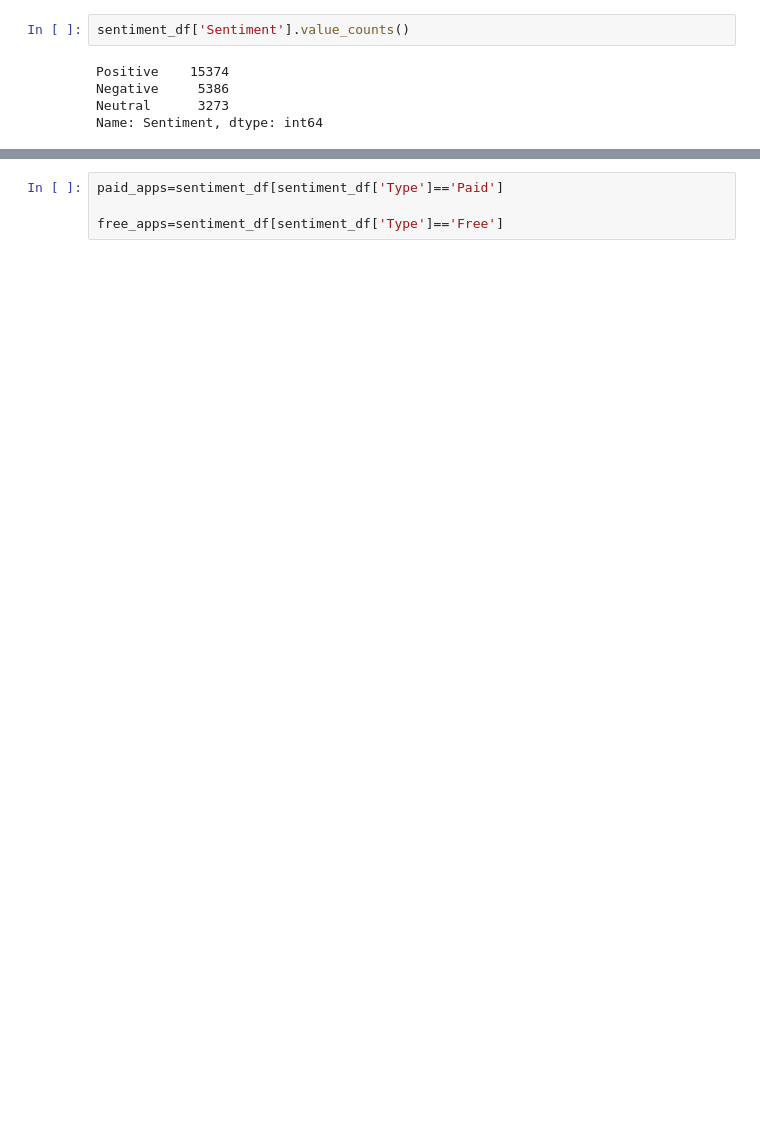
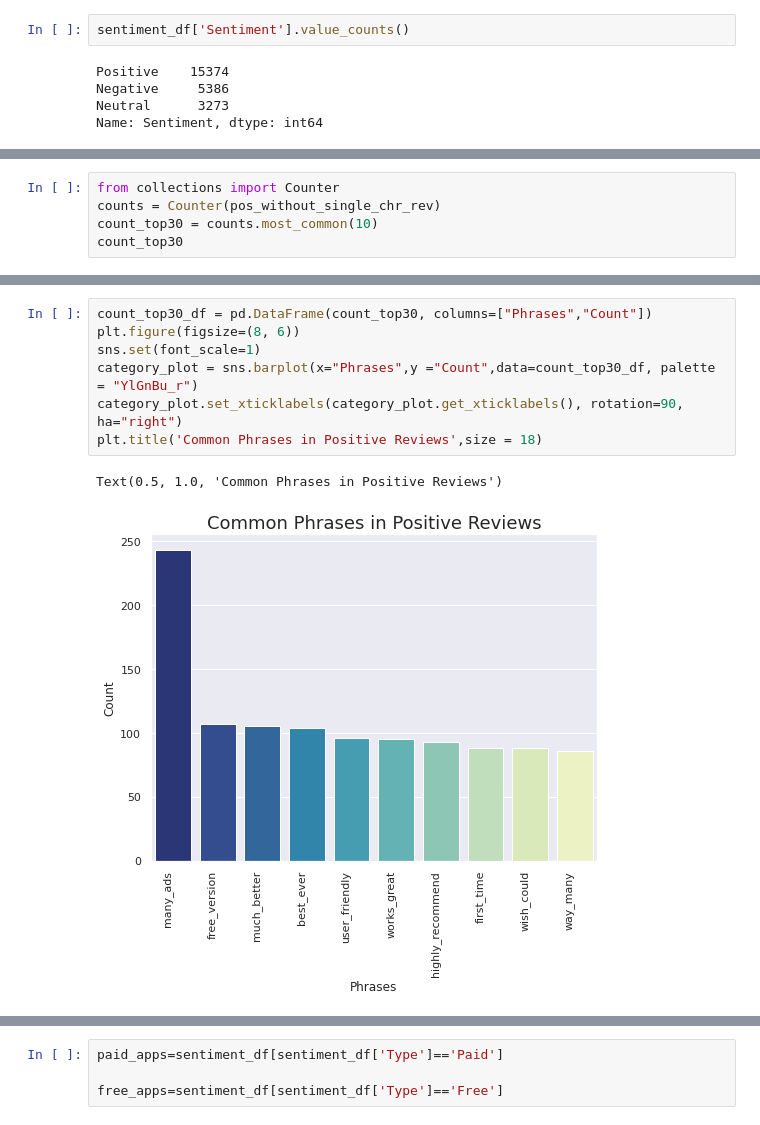
Before and after one commit to sameersat96/Play-store-data-analysis, a Jupyter notebook: play_store_analysis_and_sentiment_analysis.ipynb, the cells around one changed output, grey strips where cells are left out. Saved outputs shown, nothing was run; the diff lists cells and outputs as text; blank space fills up the shorter version.

```diff
--- a/play_store_analysis_and_sentiment_analysis.ipynb
+++ b/play_store_analysis_and_sentiment_analysis.ipynb
@@ -1073,0 +1196,5 @@ plt.show()
+# %%
+from collections import Counter
+counts = Counter(pos_without_single_chr_rev)
+count_top30 = counts.most_common(10)
+count_top30
@@ -1073,0 +1212,10 @@ plt.show()
+# %%
+count_top30_df = pd.DataFrame(count_top30, columns=["Phrases","Count"])
+plt.figure(figsize=(8, 6))
+sns.set(font_scale=1)
+category_plot = sns.barplot(x="Phrases",y ="Count",data=count_top30_df, palette = "YlGnBu_r")
+category_plot.set_xticklabels(category_plot.get_xticklabels(), rotation=90, ha="right")
+plt.title('Common Phrases in Positive Reviews',size = 18)
+# %% [output]
+Text(0.5, 1.0, 'Common Phrases in Positive Reviews')
+[figure, added]
```
Also changed, not shown: parts of 28 cells of this notebook.
